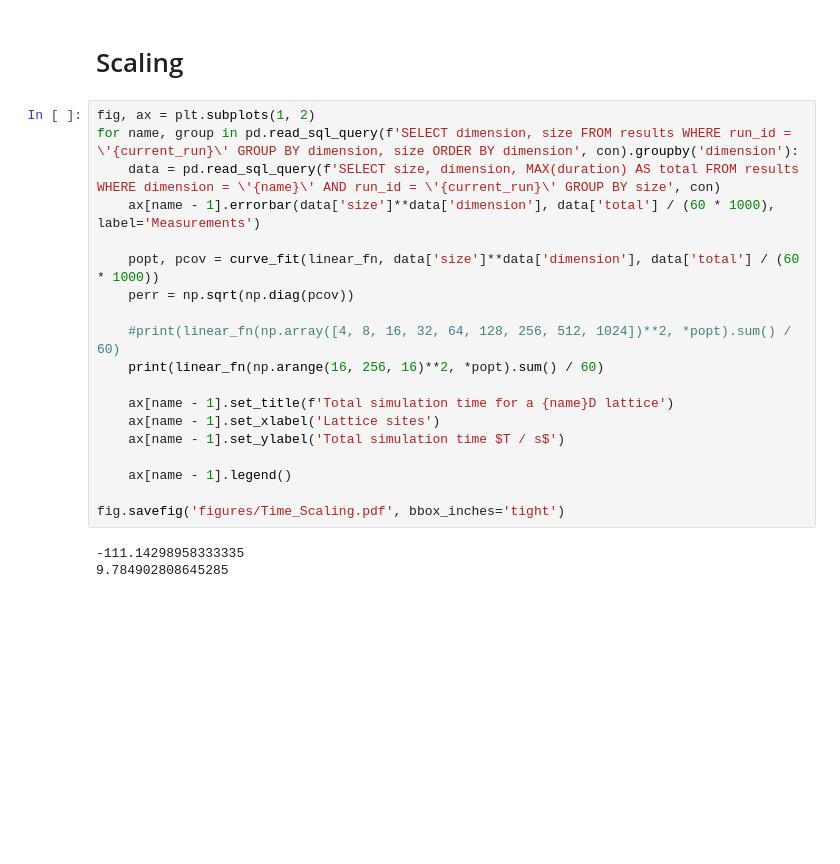
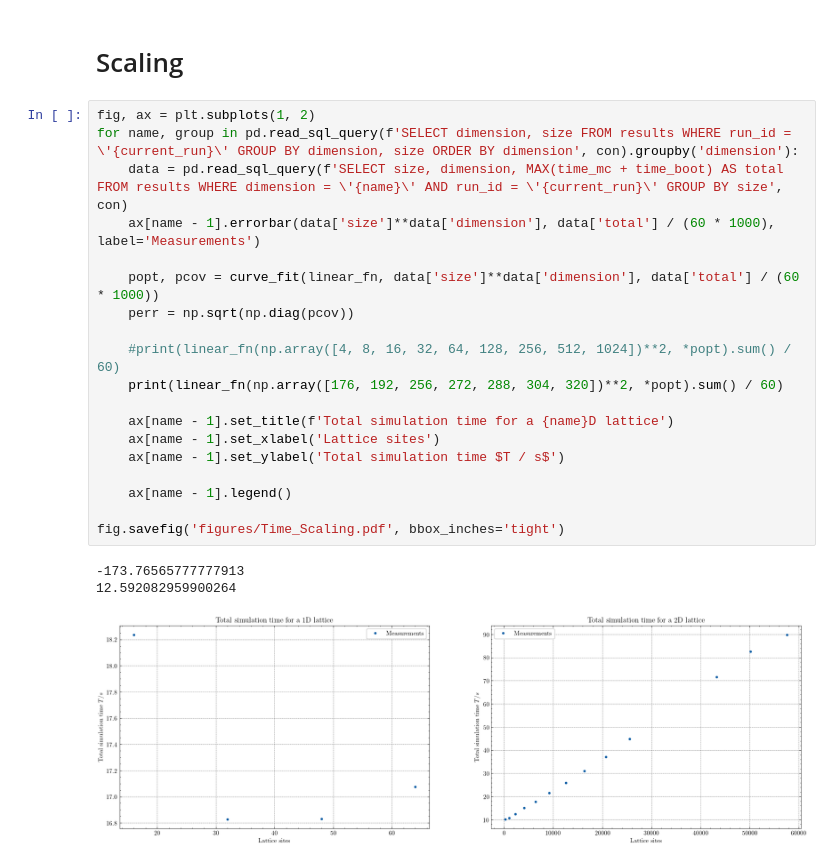
Before and after one commit to lennartvrg/XY-Model, a Jupyter notebook: Notebook.ipynb, the cells around one changed output. Drawn from its saved outputs; the diff is of its cells as text; blank space fills up the shorter version.

```diff
--- a/Notebook.ipynb
+++ b/Notebook.ipynb
@@ -222,22 +222,23 @@ fig.savefig('figures/Critical_Slowing_Down.pdf', bbox_inches='tight')
 # %%
 fig, ax = plt.subplots(1, 2)
 for name, group in pd.read_sql_query(f'SELECT dimension, size FROM results WHERE run_id = \'{current_run}\' GROUP BY dimension, size ORDER BY dimension', con).groupby('dimension'):
-    data = pd.read_sql_query(f'SELECT size, dimension, MAX(duration) AS total FROM results WHERE dimension = \'{name}\' AND run_id = \'{current_run}\' GROUP BY size', con)
+    data = pd.read_sql_query(f'SELECT size, dimension, MAX(time_mc + time_boot) AS total FROM results WHERE dimension = \'{name}\' AND run_id = \'{current_run}\' GROUP BY size', con)
     ax[name - 1].errorbar(data['size']**data['dimension'], data['total'] / (60 * 1000), label='Measurements')
 
     popt, pcov = curve_fit(linear_fn, data['size']**data['dimension'], data['total'] / (60 * 1000))
     perr = np.sqrt(np.diag(pcov))
 
     #print(linear_fn(np.array([4, 8, 16, 32, 64, 128, 256, 512, 1024])**2, *popt).sum() / 60)
-    print(linear_fn(np.arange(16, 256, 16)**2, *popt).sum() / 60)
+    print(linear_fn(np.array([176, 192, 256, 272, 288, 304, 320])**2, *popt).sum() / 60)
 
     ax[name - 1].set_title(f'Total simulation time for a {name}D lattice')
     ax[name - 1].set_xlabel('Lattice sites')
     ax[name - 1].set_ylabel('Total simulation time $T / s$')
 
     ax[name - 1].legend()
 
 fig.savefig('figures/Time_Scaling.pdf', bbox_inches='tight')
 # %% [output]
--111.14298958333335
-9.784902808645285
+-173.76565777777913
+12.592082959900264
+[figure, added]
```
Also changed, not shown: parts of 8 cells of this notebook, 1 other file.
